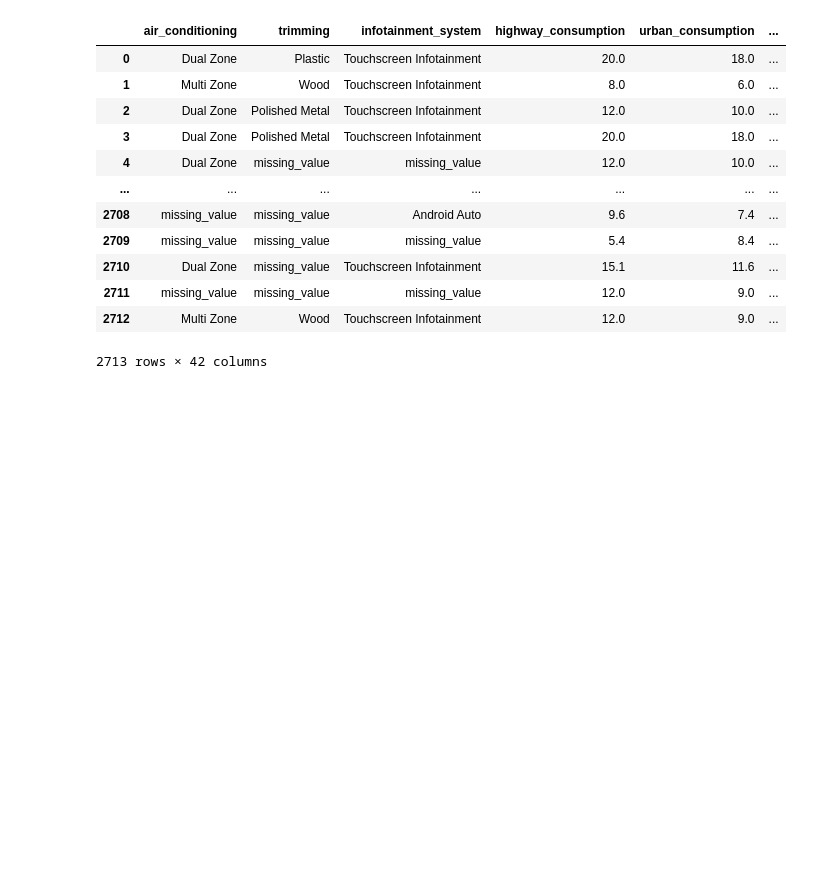
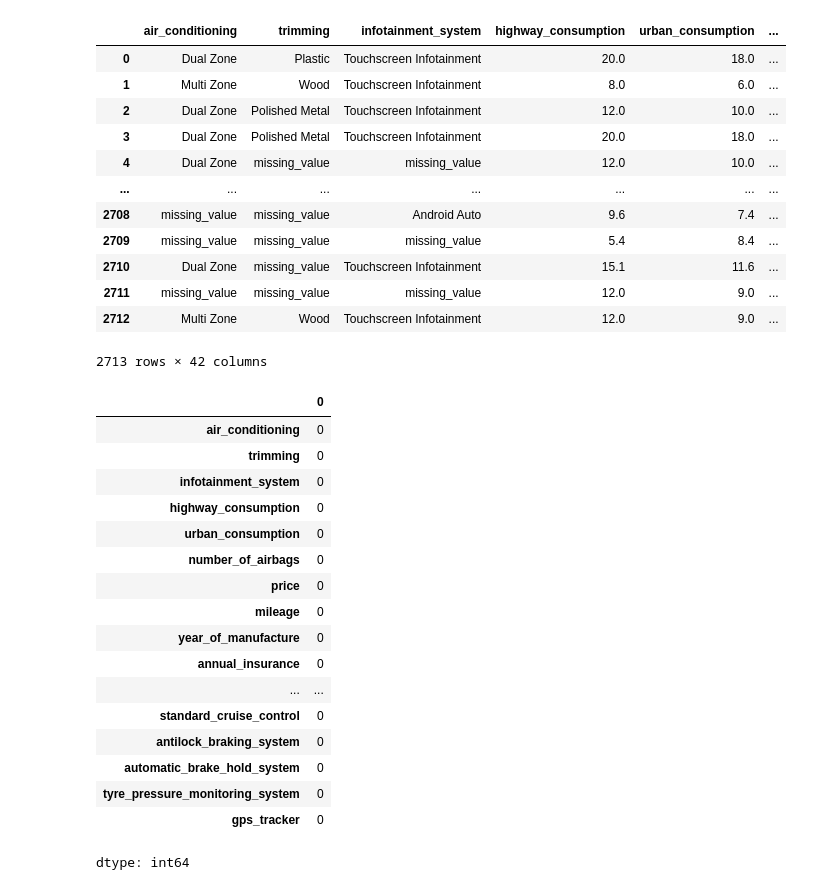
Before and after one commit to irungus/Applied-Machine-Learning, a Jupyter notebook: Predictive_Modeling.ipynb, the cells around one changed output. Cells and saved outputs as stored; diff of their text form; code cells hidden in the pictures; blank space fills up the shorter version.

```diff
--- a/Predictive_Modeling.ipynb
+++ b/Predictive_Modeling.ipynb
@@ -234,3 +234,24 @@ transformed_df
 | 2711 | missing_value | missing_value | missing_value | 12.0 | 9.0 | ... |
 | 2712 | Multi Zone | Wood | Touchscreen Infotainment | 12.0 | 9.0 | ... |
 2713 rows × 42 columns
+# %%
+transformed_df.isna().sum()
+# %% [output]
+|  | 0 |
+| air_conditioning | 0 |
+| trimming | 0 |
+| infotainment_system | 0 |
+| highway_consumption | 0 |
+| urban_consumption | 0 |
+| number_of_airbags | 0 |
+| price | 0 |
+| mileage | 0 |
+| year_of_manufacture | 0 |
+| annual_insurance | 0 |
+| ... | ... |
+| standard_cruise_control | 0 |
+| antilock_braking_system | 0 |
+| automatic_brake_hold_system | 0 |
+| tyre_pressure_monitoring_system | 0 |
+| gps_tracker | 0 |
+dtype: int64
```
Also changed, not shown: parts of 2 cells of this notebook.
